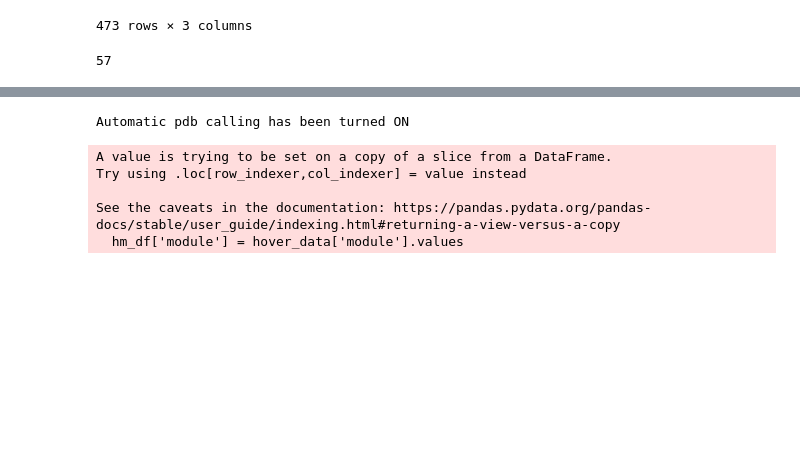
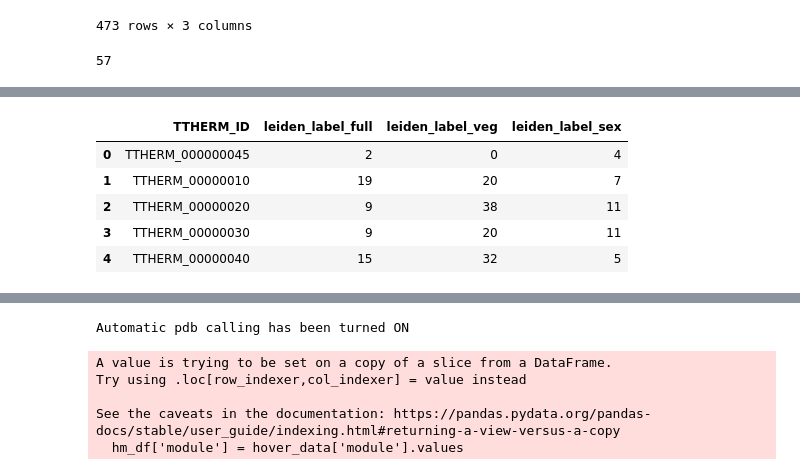
Before and after one commit to ltsypin/TGNE-2022, a Jupyter notebook: TGNE/embedding/embedding_and_app.ipynb, the cells around one changed output, grey strips where cells are left out. Drawn from its saved outputs; the diff is of its cells as text; code cells hidden in the pictures; blank space fills up the shorter version.

```diff
--- a/TGNE/embedding/embedding_and_app.ipynb
+++ b/TGNE/embedding/embedding_and_app.ipynb
@@ -1529,0 +1664,9 @@ np.sum(np.array(module_size_list) >= 5)
+# %%
+leiden_label_df_round_1.head()
+# %% [output]
+|  | TTHERM_ID | leiden_label_full | leiden_label_veg | leiden_label_sex |
+| 0 | TTHERM_000000045 | 2 | 0 | 4 |
+| 1 | TTHERM_00000010 | 19 | 20 | 7 |
+| 2 | TTHERM_00000020 | 9 | 38 | 11 |
+| 3 | TTHERM_00000030 | 9 | 20 | 11 |
+| 4 | TTHERM_00000040 | 15 | 32 | 5 |
```
Also changed, not shown: parts of 15 cells of this notebook.
